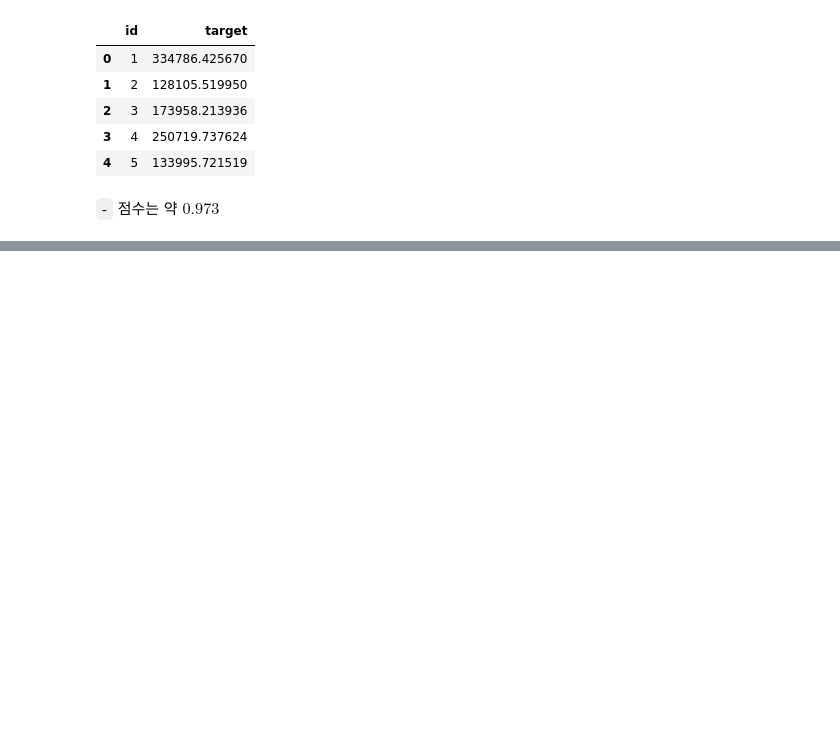
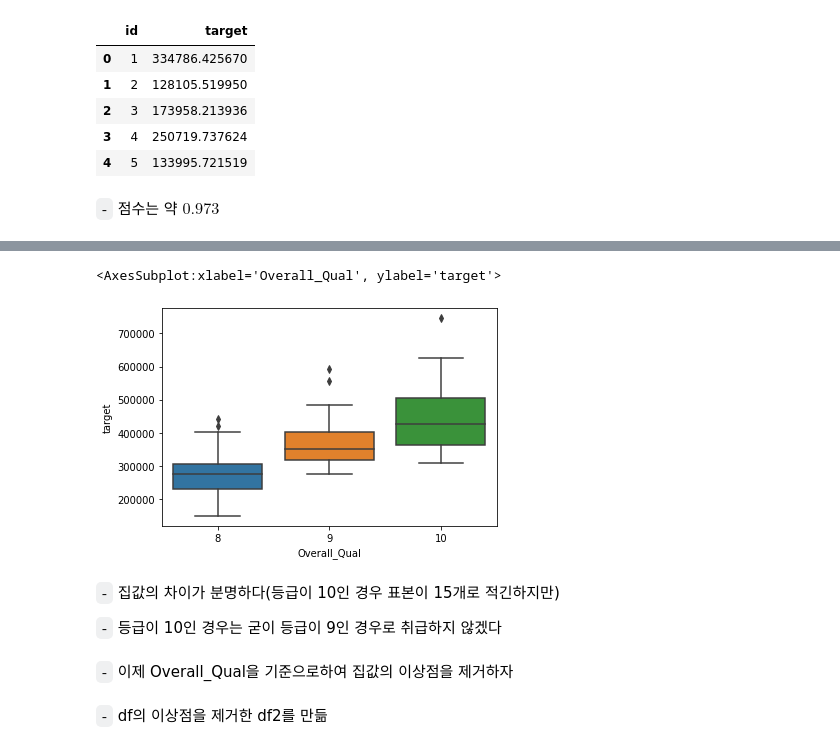
Before and after one commit to Jaesu26/Dacon-Basic, a Jupyter notebook: 집값-예측/집값-모델링/2022-01-26-집값-부스팅.ipynb, the cells around one changed output, grey strips where cells are left out. Drawn from its saved outputs; the diff is of its cells as text; code cells hidden in the pictures; blank space fills up the shorter version.

```diff
--- a/집값-예측/집값-모델링/2022-01-26-집값-부스팅.ipynb
+++ b/집값-예측/집값-모델링/2022-01-26-집값-부스팅.ipynb
@@ -1607,0 +1774,9 @@ submission.to_csv('C:/Users/Jaesu/github_desktop/Dacon-Basic/집값-예측/Data/
+# %%
+sns.boxplot(data = df.query('Overall_Qual >= 8'), x = 'Overall_Qual', y = 'target')
+# %% [output]
+<AxesSubplot:xlabel='Overall_Qual', ylabel='target'>
+[figure, added]
+# %% [markdown]
+`-` 집값의 차이가 분명하다(등급이 10인 경우 표본이 15개로 적긴하지만)
+
+`-` 등급이 10인 경우는 굳이 등급이 9인 경우로 취급하지 않겠다
@@ -1607,0 +1785,2 @@ submission.to_csv('C:/Users/Jaesu/github_desktop/Dacon-Basic/집값-예측/Data/
+# %% [markdown]
+`-` 이제 Overall_Qual을 기준으로하여 집값의 이상점을 제거하자
@@ -1607,0 +1795,2 @@ submission.to_csv('C:/Users/Jaesu/github_desktop/Dacon-Basic/집값-예측/Data/
+# %% [markdown]
+`-` df의 이상점을 제거한 df2를 만듦
```
Also changed, not shown: parts of 113 cells of this notebook.
